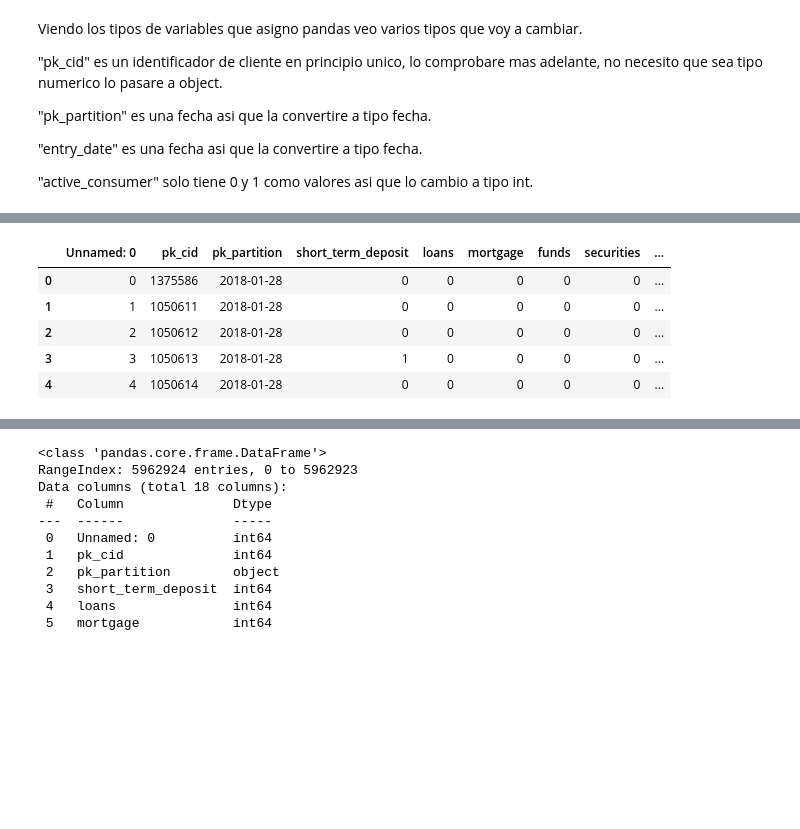
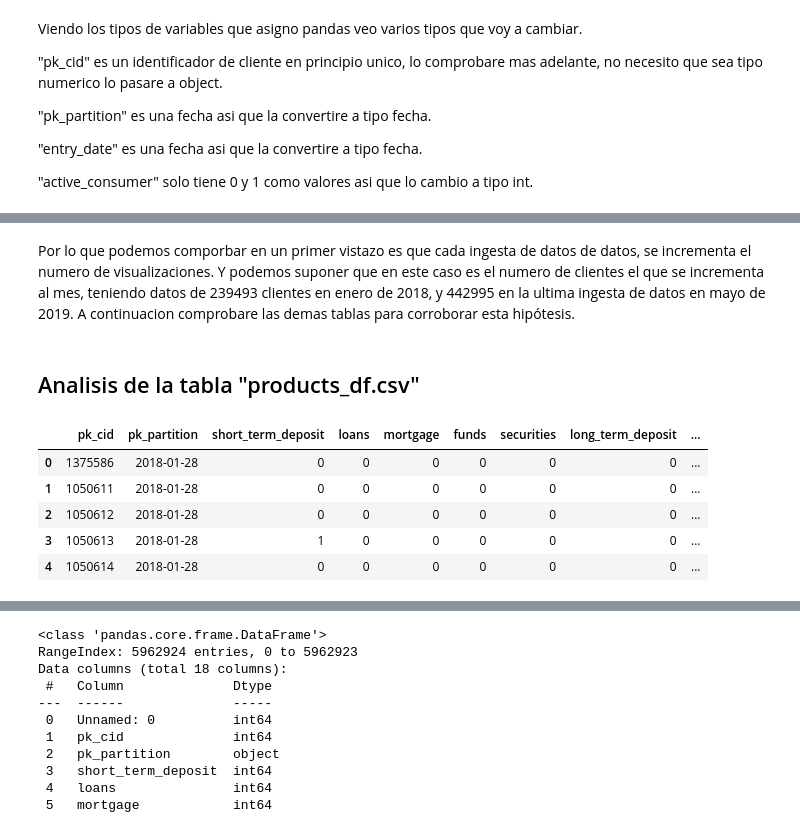
Before and after one commit to jascicz/easy_money_Project, a Jupyter notebook: david-Proyecto.ipynb, the cells around one changed output, grey strips where cells are left out. Cells and saved outputs as stored; diff of their text form; code cells hidden in the pictures; blank space fills up the shorter version.

```diff
--- a/david-Proyecto.ipynb
+++ b/david-Proyecto.ipynb
@@ -83,2 +108,11 @@ df_p.head()
+# %%
+df_p.drop('Unnamed: 0', axis=1, inplace=True)
+df_c.drop('Unnamed: 0', axis=1, inplace=True)
+df_s.drop('Unnamed: 0', axis=1, inplace=True)
+# %%
+# Elimino espacios de los nombres de las columnas y los paso a minusculas
+df_s.columns = df_s.columns.str.replace(' ', '').str.lower()
+df_c.columns = df_c.columns.str.replace(' ', '').str.lower()
+df_p.columns = df_p.columns.str.replace(' ', '').str.lower()
 # %% [markdown]
 ## Primer análisis de la tabla "commercial_activity_df.csv"
@@ -233,9 +227,13 @@ products = pd.read_csv(file_dir + products_file)
+# %% [markdown]
+Por lo que podemos comporbar en un primer vistazo es que cada ingesta de datos de datos, se incrementa el numero de visualizaciones. Y podemos suponer que en este caso es el numero de clientes el que se incrementa al mes, teniendo datos de 239493 clientes en enero de 2018, y 442995 en la ultima ingesta de datos en mayo de 2019. A continuacion comprobare las demas tablas para corroborar esta hipótesis.
+# %% [markdown]
+## Analisis de la tabla "products_df.csv"
 # %%
-products.head()
+df_p.head()
 # %% [output]
-|  | Unnamed: 0 | pk_cid | pk_partition | short_term_deposit | loans | mortgage | funds | securities | ... |
-| 0 | 0 | 1375586 | 2018-01-28 | 0 | 0 | 0 | 0 | 0 | ... |
-| 1 | 1 | 1050611 | 2018-01-28 | 0 | 0 | 0 | 0 | 0 | ... |
-| 2 | 2 | 1050612 | 2018-01-28 | 0 | 0 | 0 | 0 | 0 | ... |
-| 3 | 3 | 1050613 | 2018-01-28 | 1 | 0 | 0 | 0 | 0 | ... |
-| 4 | 4 | 1050614 | 2018-01-28 | 0 | 0 | 0 | 0 | 0 | ... |
+|  | pk_cid | pk_partition | short_term_deposit | loans | mortgage | funds | securities | long_term_deposit | ... |
+| 0 | 1375586 | 2018-01-28 | 0 | 0 | 0 | 0 | 0 | 0 | ... |
+| 1 | 1050611 | 2018-01-28 | 0 | 0 | 0 | 0 | 0 | 0 | ... |
+| 2 | 1050612 | 2018-01-28 | 0 | 0 | 0 | 0 | 0 | 0 | ... |
+| 3 | 1050613 | 2018-01-28 | 1 | 0 | 0 | 0 | 0 | 0 | ... |
+| 4 | 1050614 | 2018-01-28 | 0 | 0 | 0 | 0 | 0 | 0 | ... |
```
Also changed, not shown: parts of 28 cells of this notebook.
